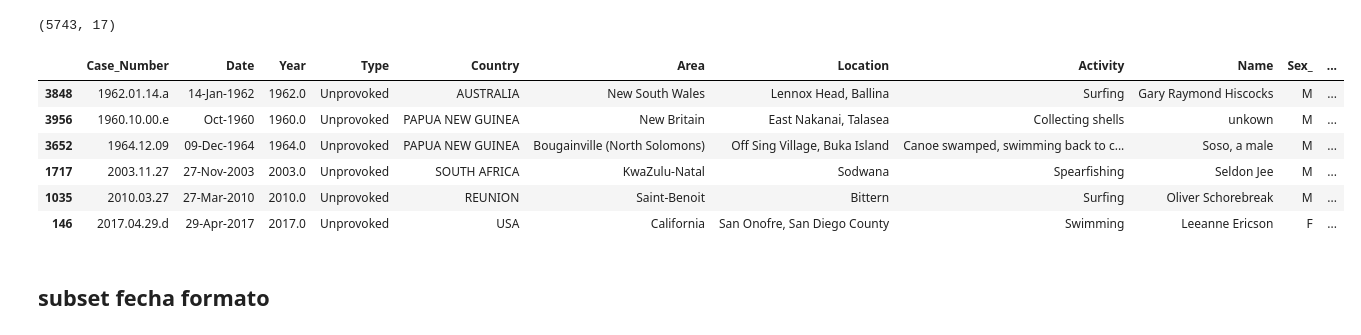
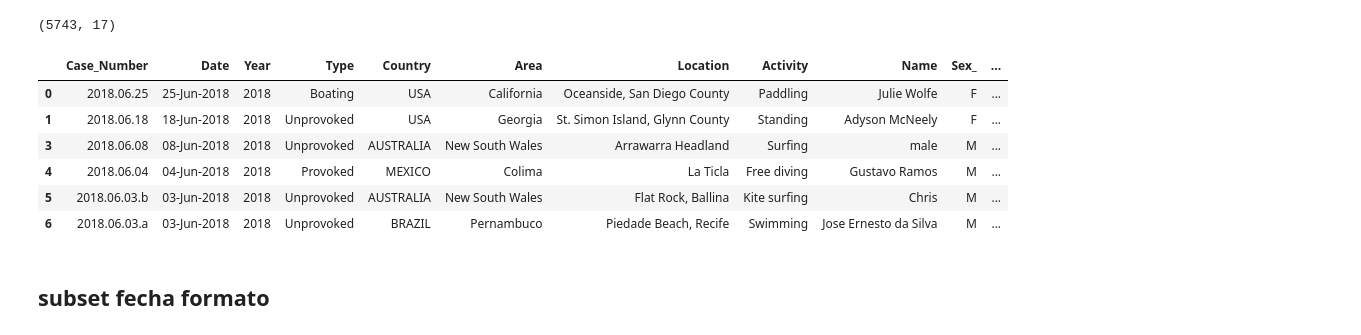
Before and after one commit to jalex141/Shark-tank, a Jupyter notebook: principal.ipynb, the cells around one changed output. Drawn from its saved outputs; the diff is of its cells as text; code cells hidden in the pictures.

```diff
--- a/principal.ipynb
+++ b/principal.ipynb
@@ -111,3 +110,5 @@ Name: Year, Length: 6286, dtype: float64
+# %%
+sh["Year"] = sh.Date.apply(dt.get_year)
 # %% [markdown]
 ### pick object columns  **
 # %%
@@ -162,14 +148,14 @@ sh.shape
 # %% [output]
 (5743, 17)
 # %%
-sh.sample(6)
+sh.head(6)
 # %% [output]
 |  | Case_Number | Date | Year | Type | Country | Area | Location | Activity | Name | Sex_ | ... |
-| 3848 | 1962.01.14.a | 14-Jan-1962 | 1962.0 | Unprovoked | AUSTRALIA | New South Wales | Lennox Head, Ballina | Surfing | Gary Raymond Hiscocks | M | ... |
-| 3956 | 1960.10.00.e | Oct-1960 | 1960.0 | Unprovoked | PAPUA NEW GUINEA | New Britain | East Nakanai, Talasea | Collecting shells | unkown | M | ... |
-| 3652 | 1964.12.09 | 09-Dec-1964 | 1964.0 | Unprovoked | PAPUA NEW GUINEA | Bougainville (North Solomons) | Off Sing Village, Buka Island | Canoe swamped, swimming back to c... | Soso, a male | M | ... |
-| 1717 | 2003.11.27 | 27-Nov-2003 | 2003.0 | Unprovoked | SOUTH AFRICA | KwaZulu-Natal | Sodwana | Spearfishing | Seldon Jee | M | ... |
-| 1035 | 2010.03.27 | 27-Mar-2010 | 2010.0 | Unprovoked | REUNION | Saint-Benoit | Bittern | Surfing | Oliver Schorebreak | M | ... |
-| 146 | 2017.04.29.d | 29-Apr-2017 | 2017.0 | Unprovoked | USA | California | San Onofre, San Diego County | Swimming | Leeanne Ericson | F | ... |
+| 0 | 2018.06.25 | 25-Jun-2018 | 2018 | Boating | USA | California | Oceanside, San Diego County | Paddling | Julie Wolfe | F | ... |
+| 1 | 2018.06.18 | 18-Jun-2018 | 2018 | Unprovoked | USA | Georgia | St. Simon Island, Glynn County | Standing | Adyson McNeely | F | ... |
+| 3 | 2018.06.08 | 08-Jun-2018 | 2018 | Unprovoked | AUSTRALIA | New South Wales | Arrawarra Headland | Surfing | male | M | ... |
+| 4 | 2018.06.04 | 04-Jun-2018 | 2018 | Provoked | MEXICO | Colima | La Ticla | Free diving | Gustavo Ramos | M | ... |
+| 5 | 2018.06.03.b | 03-Jun-2018 | 2018 | Unprovoked | AUSTRALIA | New South Wales | Flat Rock, Ballina | Kite surfing | Chris | M | ... |
+| 6 | 2018.06.03.a | 03-Jun-2018 | 2018 | Unprovoked | BRAZIL | Pernambuco | Piedade Beach, Recife | Swimming | Jose Ernesto da Silva | M | ... |
 # %% [markdown]
 ## subset fecha formato
```
Also changed, not shown: parts of 16 cells of this notebook, 2 other files.
